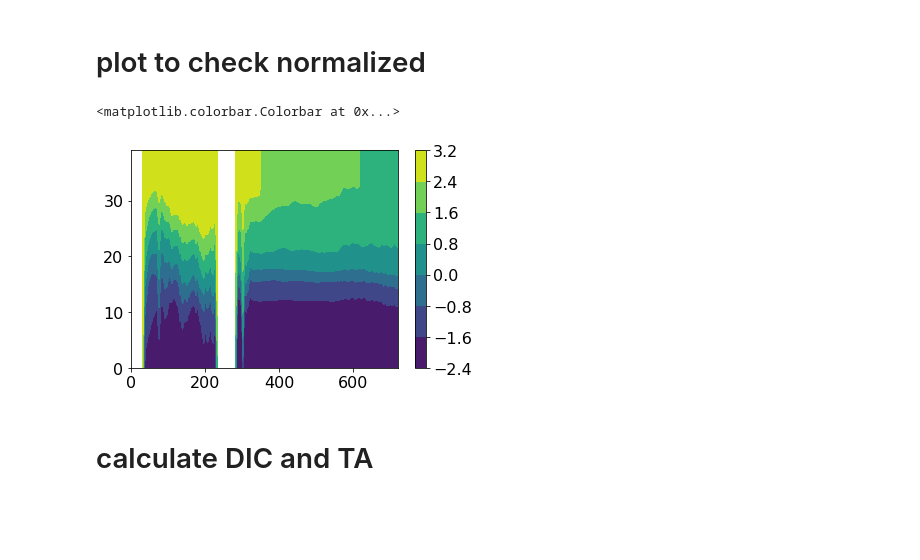
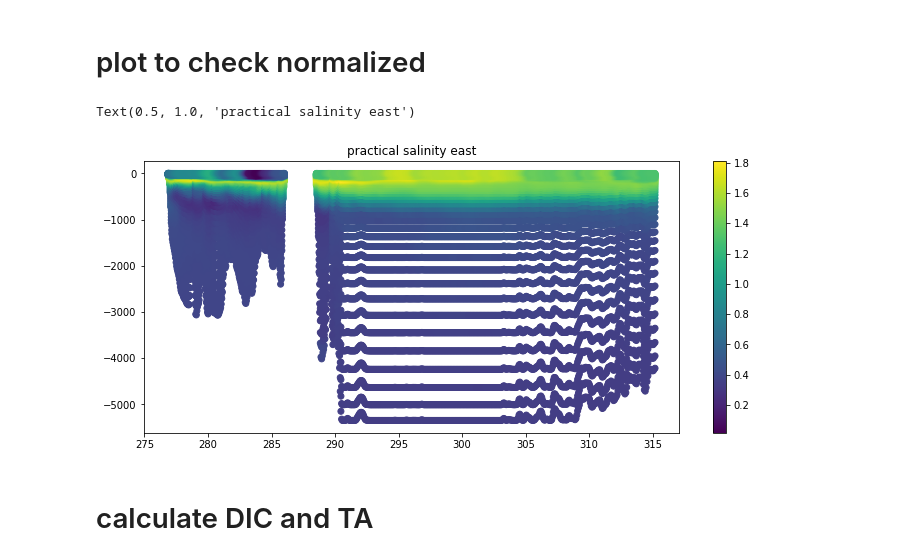
Before and after one commit to kmcgarry17/NWA_BCs, a Jupyter notebook: apply_MLR_phys.ipynb, the cells around one changed output. Saved outputs shown, nothing was run; the diff lists cells and outputs as text; code cells hidden in the pictures; blank space fills up the shorter version.

```diff
--- a/apply_MLR_phys.ipynb
+++ b/apply_MLR_phys.ipynb
@@ -43,12 +23,0 @@ plt.colorbar()
-# %%
-# sactter plot to check depth
-
-plt.figure(figsize=(12, 6))
-plt.rcParams.update({'font.size': 16})
-
-plt.scatter(lon_south, depth_south, marker='o', c=ist_south)
-plt.colorbar()
-
-plt.title("in situ temperature south")
-
-# fixed!!
@@ -74,17 +42,18 @@ Sn_east = (salt_east1-Smean)/Sstd
 # %% [markdown]
 # plot to check normalized
-# %%
-plt.figure()
-
-plt.contourf(Tn_south)
-#plt.contourf(Tn_east)
-#plt.contourf(Sn_south)
-#plt.contourf(Sn_east)
-
-plt.colorbar()
-# %% [output]
-<matplotlib.colorbar.Colorbar at 0x...>
-[figure, removed]
+# %%
+fig = plt.figure(figsize=(12,5))
+
+#plt.scatter(lon_east, depth_east, marker='o', c=Sn_east)
+#plt.scatter(lon_east, depth_east, marker='o', c=Tn_east)
+#plt.scatter(lon_south, depth_south, marker='o', c=Tn_south)
+plt.scatter(lon_south, depth_south, marker='o', c=Sn_south)
+
+plt.colorbar()
+plt.title("practical salinity east")
+# %% [output]
+Text(0.5, 1.0, 'practical salinity east')
+[figure, added]
 # %% [markdown]
 # calculate DIC and TA
 # %%
```
Also changed, not shown: parts of 13 cells of this notebook, 3 other files.
